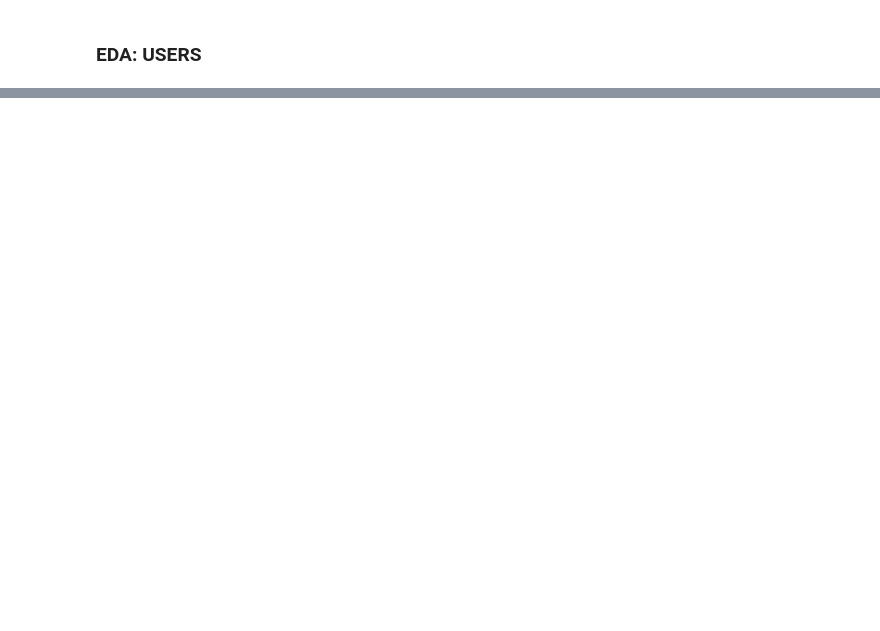
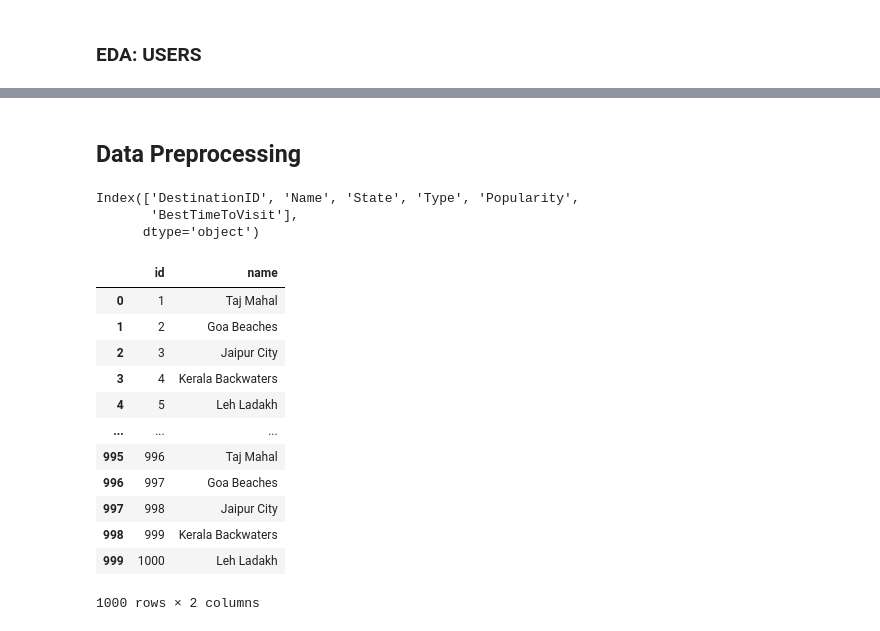
Before and after one commit to planwise-org/recommendation-system, a Jupyter notebook: reco/examples/india_model/first_iter.ipynb, the cells around one changed output, grey strips where cells are left out. Drawn from its saved outputs; the diff is of its cells as text; code cells hidden in the pictures; blank space fills up the shorter version.

```diff
--- a/reco/examples/india_model/first_iter.ipynb
+++ b/reco/examples/india_model/first_iter.ipynb
@@ -231,0 +408,8 @@ eda_users.correlation_analysis()
+# %% [markdown]
+## Data Preprocessing
+# %%
+eda_destinations.df.columns
+# %% [output]
+Index(['DestinationID', 'Name', 'State', 'Type', 'Popularity',
+       'BestTimeToVisit'],
+      dtype='object')
@@ -231,0 +422,16 @@ eda_users.correlation_analysis()
+# %%
+eda_df
+# %% [output]
+|  | id | name |
+| 0 | 1 | Taj Mahal |
+| 1 | 2 | Goa Beaches |
+| 2 | 3 | Jaipur City |
+| 3 | 4 | Kerala Backwaters |
+| 4 | 5 | Leh Ladakh |
+| ... | ... | ... |
+| 995 | 996 | Taj Mahal |
+| 996 | 997 | Goa Beaches |
+| 997 | 998 | Jaipur City |
+| 998 | 999 | Kerala Backwaters |
+| 999 | 1000 | Leh Ladakh |
+1000 rows × 2 columns
```
Also changed, not shown: parts of 19 cells of this notebook.
